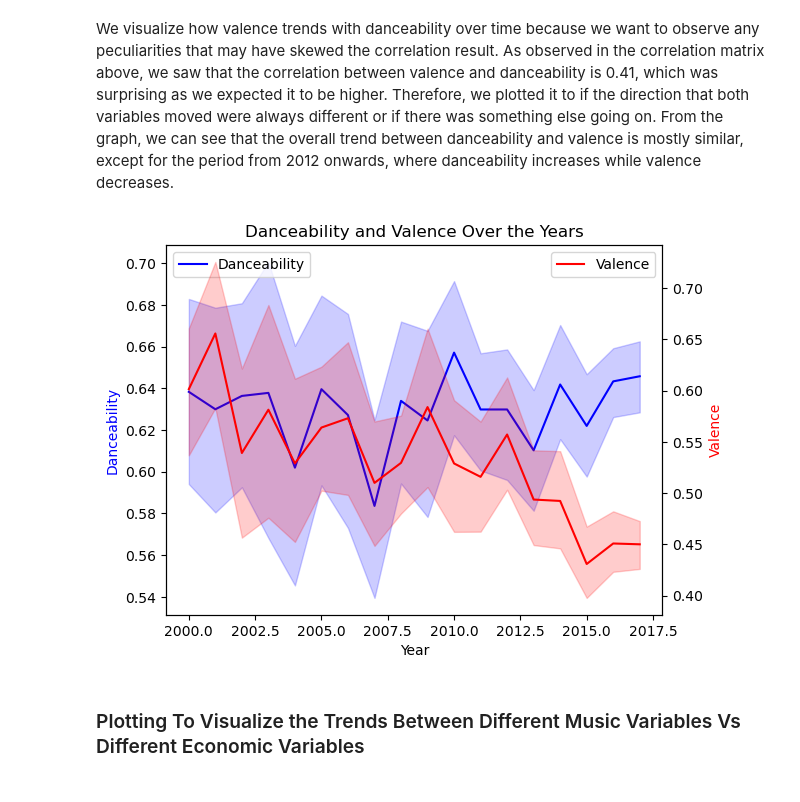
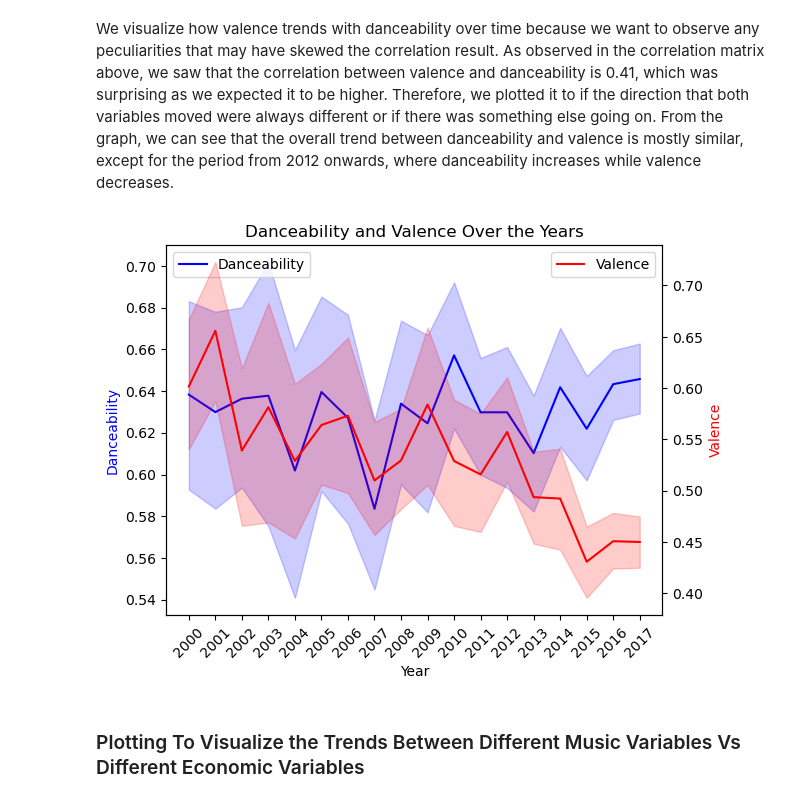
Before and after one commit to yp358/info2950-proj, a Jupyter notebook: p2-final.ipynb, the cells around one changed output. Cells and saved outputs as stored; diff of their text form; code cells hidden in the pictures.

Commit message:
reset xticks for years

```diff
--- a/p2-final.ipynb
+++ b/p2-final.ipynb
@@ -465,31 +465,37 @@ We visualize how valence trends with danceability over time because we want to o
 # %%
 # visualize time series of valence and danceability across the years
 fig, ax1 = plt.subplots()
 
 sns.lineplot(x='year', y='danceability', data=cleandata,\
     ax=ax1, color='blue', label='Danceability')
 ax1.set_ylabel('Danceability', color='blue')
 
 ax2 = ax1.twinx()
 
 sns.lineplot(x='year', y='valence', data=cleandata, \
     ax=ax2, color='red', label='Valence')
 ax2.set_ylabel('Valence', color='red')
 
 ax1.set_title('Danceability and Valence Over the Years')
 ax1.set_xlabel('Year')
 
 # fix legends: Add them manually by using the correct handles
 lines1, _ = ax1.get_legend_handles_labels()  # Get handles for ax1
 lines2, _ = ax2.get_legend_handles_labels()  # Get handles for ax2
 
 # add both legends to ax1, ensuring the labels are correct
 ax1.legend(lines1, ['Danceability'], loc='upper left')
 ax2.legend(lines2, ['Valence'], loc='upper right')
 
+# Set the x-axis ticks to increase by 1
+years = np.arange(int(cleandata['year'].min()),\
+    int(cleandata['year'].max()) + 1, 1)
+ax1.set_xticks(years)
+ax1.set_xticklabels(years, rotation=45)
+
 plt.show()
 # %% [output]
-[figure, old version]
+[figure, new version]
 # %% [markdown]
 ### Plotting To Visualize the Trends Between Different Music Variables Vs Different Economic Variables
 # %% [markdown]
```
Also changed, not shown: parts of 6 cells of this notebook.
